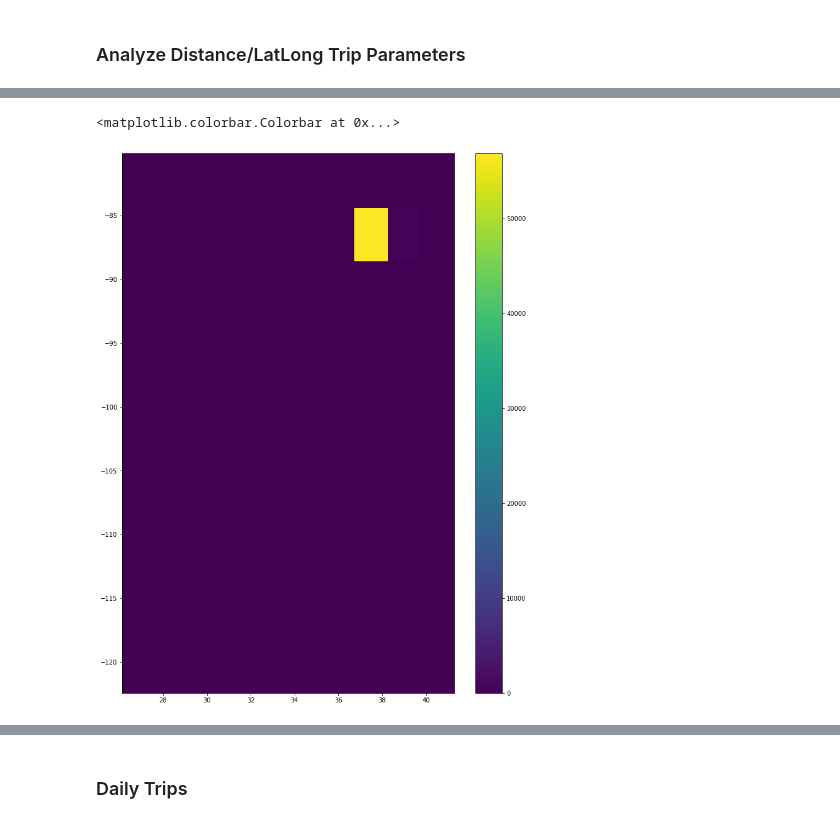
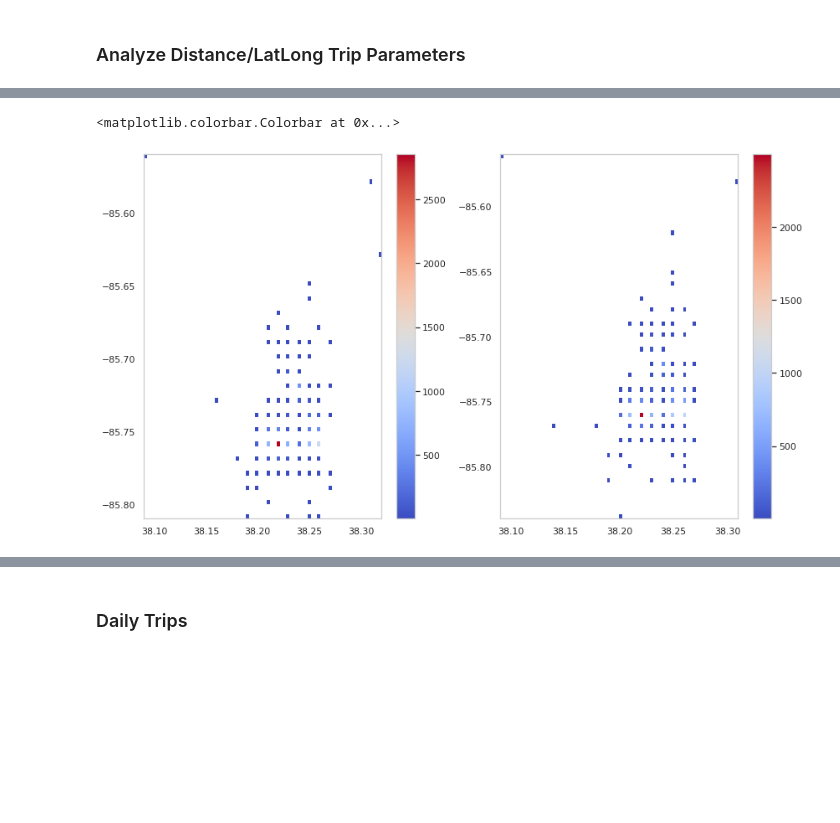
Before and after one commit to dataartist-og/rideshare-trip-analysis, a Jupyter notebook: ScooterTripAnalysis.ipynb, the cells around one changed output, grey strips where cells are left out. Cells and saved outputs as stored; diff of their text form; code cells hidden in the pictures; blank space fills up the shorter version.

```diff
--- a/ScooterTripAnalysis.ipynb
+++ b/ScooterTripAnalysis.ipynb
@@ -50,5 +92,5 @@ df_list = []
 for i in range(1,6):
   df_list.append(pd.read_csv("drive/MyDrive/data_exercise/company_a_{}.csv".format(i), parse_dates=True, infer_datetime_format=True))
 # %%
-df = pd.concat(df_list).reset_index()
-del df['index']
+a_df = pd.concat(df_list).reset_index()
+del a_df['index']
@@ -71,8 +96,0 @@ df
-# %%
-df = df.dropna().reset_index()
-del df['index']
-for col in ['StartLongitude','StartLatitude','EndLatitude','EndLongitude']:
-  df = df[df[col]!=0]
-df.reset_index(inplace=True)
-del df['index']
-df.head()
@@ -94,4 +96,0 @@ except:
-# %%
-
-df["StartTime"] = pd.to_datetime(df.StartTime)
-df["EndTime"] = pd.to_datetime(df.EndTime)
@@ -105,0 +148,3 @@ len(df.ScooterID.unique())
+# %%
+b_df = process_and_clean_df(b_df);
+a_df = process_and_clean_df(a_df);
@@ -219,8 +388,13 @@ plt.colorbar()
 # %%
-fig = plt.figure(figsize=(12,16))
-plt.hist2d(df['EndLatitude'],df['EndLongitude'])#,(100,100),cmin=15)
+fig = plt.figure(figsize=(14,8))
+plt.subplot (121)
+plt.hist2d(b_df['StartLatitude'],b_df['StartLongitude'],(100,100),cmin=1,cmap='coolwarm')
+plt.colorbar()
+plt.subplot(122)
+plt.hist2d(b_df['EndLatitude'],b_df['EndLongitude'],(100,100),cmin=2,cmap='coolwarm')
 plt.colorbar()
 #plt.legend(labels=['StartLatitude', 'StartLongitude'],loc='upper right',)
+#plt.legend(labels=['StartLatitude', 'StartLongitude'],loc='upper right',)
 # %% [output]
 <matplotlib.colorbar.Colorbar at 0x...>
-[figure, old version]
+[figure, new version]
```
Also changed, not shown: parts of 216 cells of this notebook.
